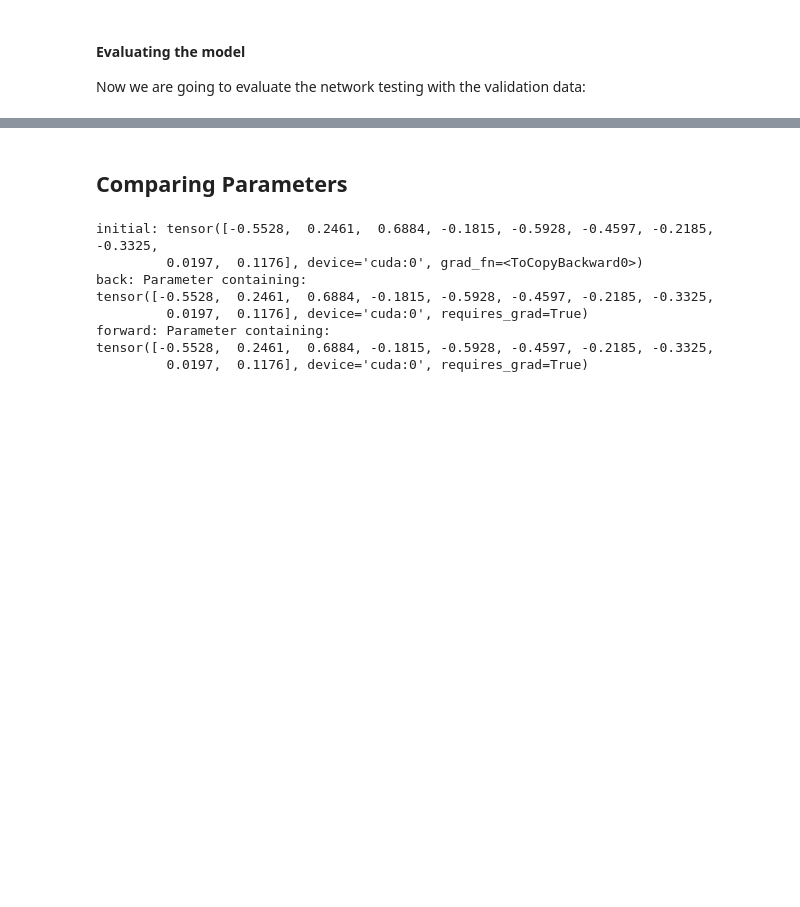
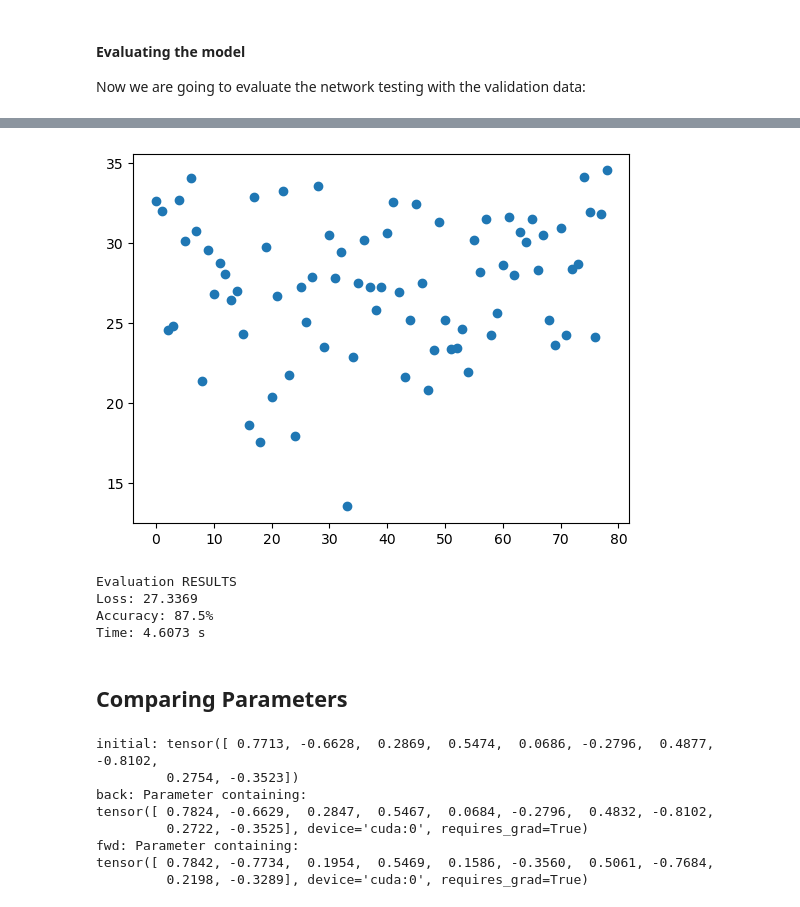
Before and after one commit to Naxetee/NN_FinalProject, a Jupyter notebook: NN_FinalProject.ipynb, the cells around one changed output, grey strips where cells are left out. Cells and saved outputs as stored; diff of their text form; code cells hidden in the pictures; blank space fills up the shorter version.

```diff
--- a/NN_FinalProject.ipynb
+++ b/NN_FinalProject.ipynb
@@ -777,3 +765,12 @@ Training Finished
 #### Evaluating the model
 
 Now we are going to evaluate the network testing with the validation data:
+# %%
+Eval(
+    model=Fwd_NeuralNetwork,
+    data_loader=test_data_loader,
+    loss_fn=cross_entropy,
+    acc_fn=accuracy,
+    device=DEVICE
+)
+# %% [output]
@@ -780,15 +785,20 @@ Now we are going to evaluate the network testing with the validation data:
+[figure, added]
+Evaluation RESULTS
+Loss: 27.3369
+Accuracy: 87.5%
+Time: 4.6073 s
 # %% [markdown]
 ## Comparing Parameters
 # %%
-print("initial:", parameters[5])
+print("initial:", params_fixed[5])
 print("back:", list(Back_NeuralNetwork.parameters())[5])
-print("forward:",list(Fwd_NeuralNetwork.parameters())[5])
+print("fwd:", list(Fwd_NeuralNetwork.parameters())[5])
 # %% [output]
-initial: tensor([-0.5528,  0.2461,  0.6884, -0.1815, -0.5928, -0.4597, -0.2185, -0.3325,
-         0.0197,  0.1176], device='cuda:0', grad_fn=<ToCopyBackward0>)
+initial: tensor([ 0.7713, -0.6628,  0.2869,  0.5474,  0.0686, -0.2796,  0.4877, -0.8102,
+         0.2754, -0.3523])
 back: Parameter containing:
-tensor([-0.5528,  0.2461,  0.6884, -0.1815, -0.5928, -0.4597, -0.2185, -0.3325,
-         0.0197,  0.1176], device='cuda:0', requires_grad=True)
-forward: Parameter containing:
-tensor([-0.5528,  0.2461,  0.6884, -0.1815, -0.5928, -0.4597, -0.2185, -0.3325,
-         0.0197,  0.1176], device='cuda:0', requires_grad=True)
+tensor([ 0.7824, -0.6629,  0.2847,  0.5467,  0.0684, -0.2796,  0.4832, -0.8102,
+         0.2722, -0.3525], device='cuda:0', requires_grad=True)
+fwd: Parameter containing:
+tensor([ 0.7842, -0.7734,  0.1954,  0.5469,  0.1586, -0.3560,  0.5061, -0.7684,
+         0.2198, -0.3289], device='cuda:0', requires_grad=True)
```
Also changed, not shown: parts of 25 cells of this notebook, 38 other files.
